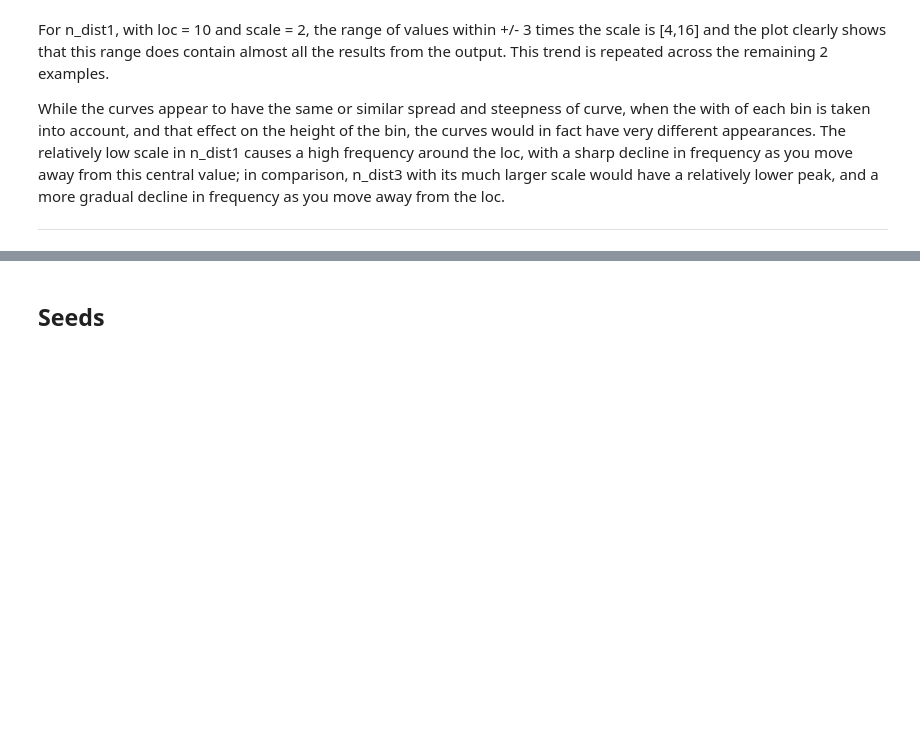
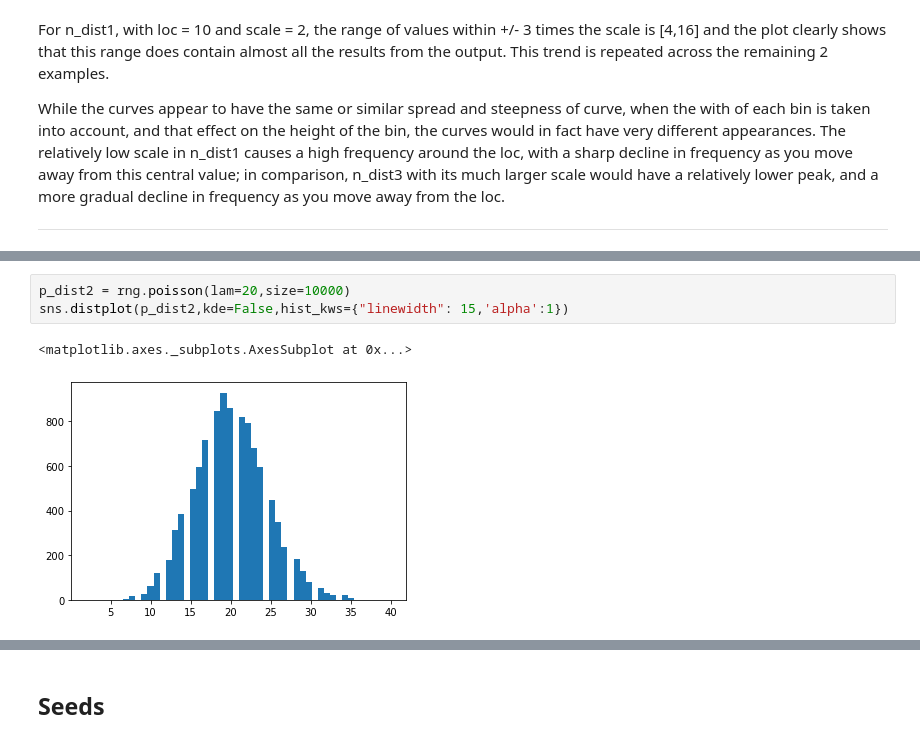
Before and after one commit to dervlac/numpy-assignment, a Jupyter notebook: NumPy Analysis.ipynb, the cells around one changed output, grey strips where cells are left out. Saved outputs shown, nothing was run; the diff lists cells and outputs as text; blank space fills up the shorter version.

```diff
--- a/NumPy Analysis.ipynb
+++ b/NumPy Analysis.ipynb
@@ -352,0 +359,6 @@ sns.distplot(p_dist1,kde=False,hist_kws={"linewidth": 15,'alpha':1})
+# %%
+p_dist2 = rng.poisson(lam=20,size=10000)
+sns.distplot(p_dist2,kde=False,hist_kws={"linewidth": 15,'alpha':1})
+# %% [output]
+<matplotlib.axes._subplots.AxesSubplot at 0x...>
+[figure, added]
```
Also changed, not shown: parts of 34 cells of this notebook.
